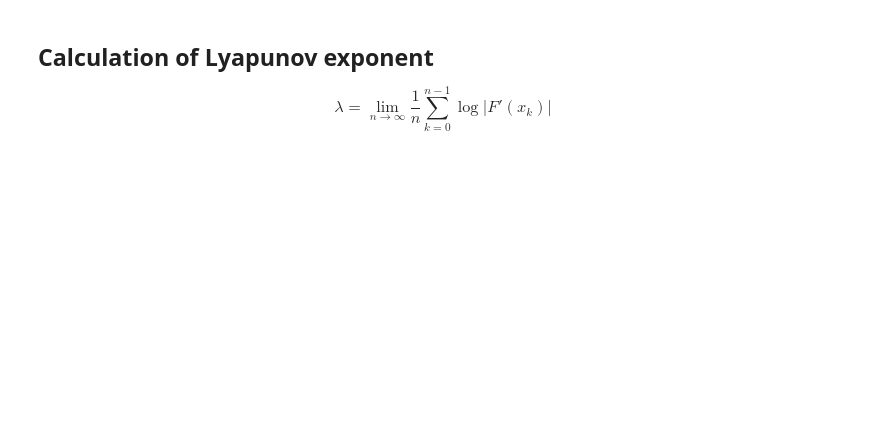
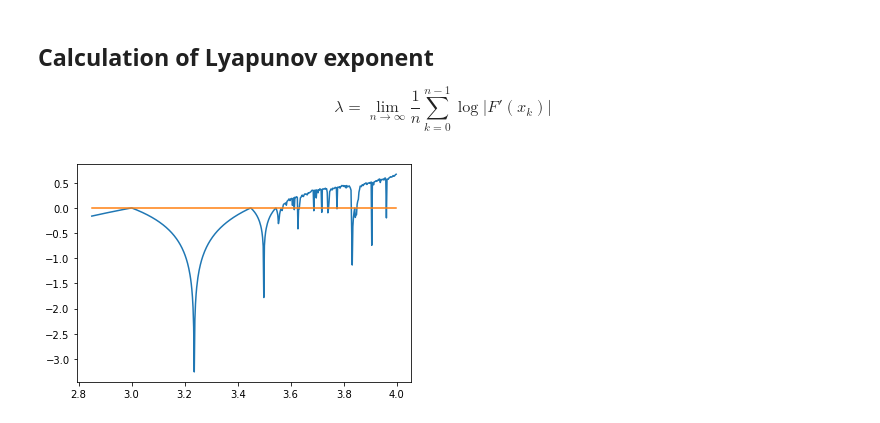
Before and after one commit to jlidmar/cmplx, a Jupyter notebook: logistic-map.ipynb, the cells around one changed output. Cells and saved outputs as stored; diff of their text form; code cells hidden in the pictures; blank space fills up the shorter version.

```diff
--- a/logistic-map.ipynb
+++ b/logistic-map.ipynb
@@ -111,27 +117,29 @@ $$
 # %%
 def Fprim(x,r):
   return r*(1-2*x)
 
 lamda = np.zeros(Nr)
 
 n = 1000
 
 ir = 0
 for r in rs:
 
   x = np.random.uniform()
 
   # Discard 500 iterations
   for k in range(500):
     x = f(x,r)
 
   lam = 0
   for k in range(n):
     Fp = Fprim(x,r)
     lam = lam + np.log(np.abs(Fp))
     x = f(x,r)
 
   lamda[ir] = lam/n
   ir = ir + 1
 
-plt.plot(rs,lamda);
+plt.plot(rs,lamda,[rs[0], rs[ir-1]], [0, 0]);
+# %% [output]
+[figure, added]
```
Also changed, not shown: parts of 2 cells of this notebook.
